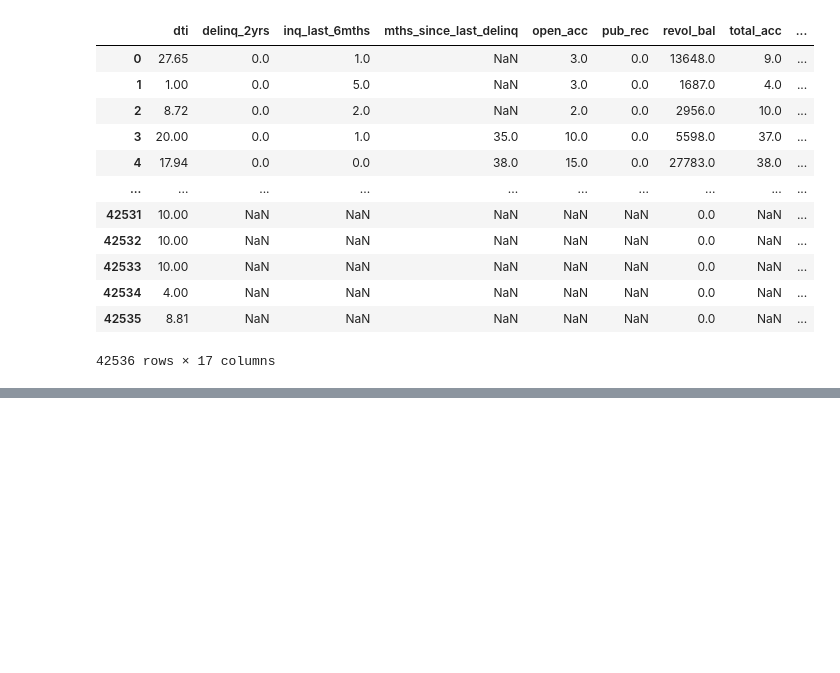
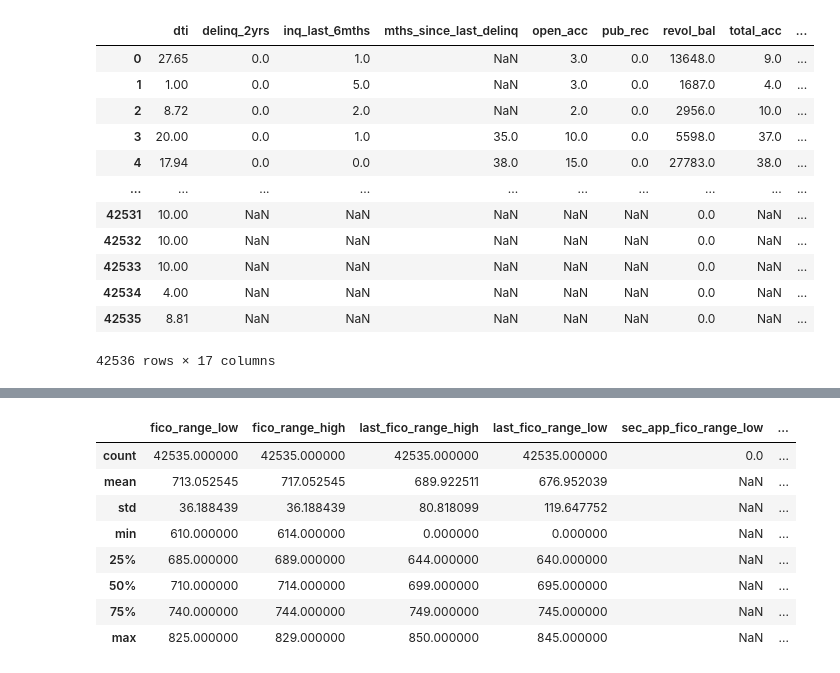
Before and after one commit to Hubert26/machine-learning, a Jupyter notebook: project_Hubert_Szewczyk.ipynb, the cells around one changed output, grey strips where cells are left out. Saved outputs shown, nothing was run; the diff lists cells and outputs as text; code cells hidden in the pictures; blank space fills up the shorter version.

```diff
--- a/project_Hubert_Szewczyk.ipynb
+++ b/project_Hubert_Szewczyk.ipynb
@@ -88,0 +87,4 @@ column_names = df.columns.tolist()
+# %%
+column_names = df.columns.tolist()
+znalezione_wyrazy = [string for string in column_names if "fico" in string]
+znalezione_wyrazy
@@ -135,0 +166,12 @@ df[selected_columns]
+# %%
+df[znalezione_wyrazy].describe()
+# %% [output]
+|  | fico_range_low | fico_range_high | last_fico_range_high | last_fico_range_low | sec_app_fico_range_low | ... |
+| count | 42535.000000 | 42535.000000 | 42535.000000 | 42535.000000 | 0.0 | ... |
+| mean | 713.052545 | 717.052545 | 689.922511 | 676.952039 | NaN | ... |
+| std | 36.188439 | 36.188439 | 80.818099 | 119.647752 | NaN | ... |
+| min | 610.000000 | 614.000000 | 0.000000 | 0.000000 | NaN | ... |
+| 25% | 685.000000 | 689.000000 | 644.000000 | 640.000000 | NaN | ... |
+| 50% | 710.000000 | 714.000000 | 699.000000 | 695.000000 | NaN | ... |
+| 75% | 740.000000 | 744.000000 | 749.000000 | 745.000000 | NaN | ... |
+| max | 825.000000 | 829.000000 | 850.000000 | 845.000000 | NaN | ... |
```
Also changed, not shown: parts of 4 cells of this notebook.
